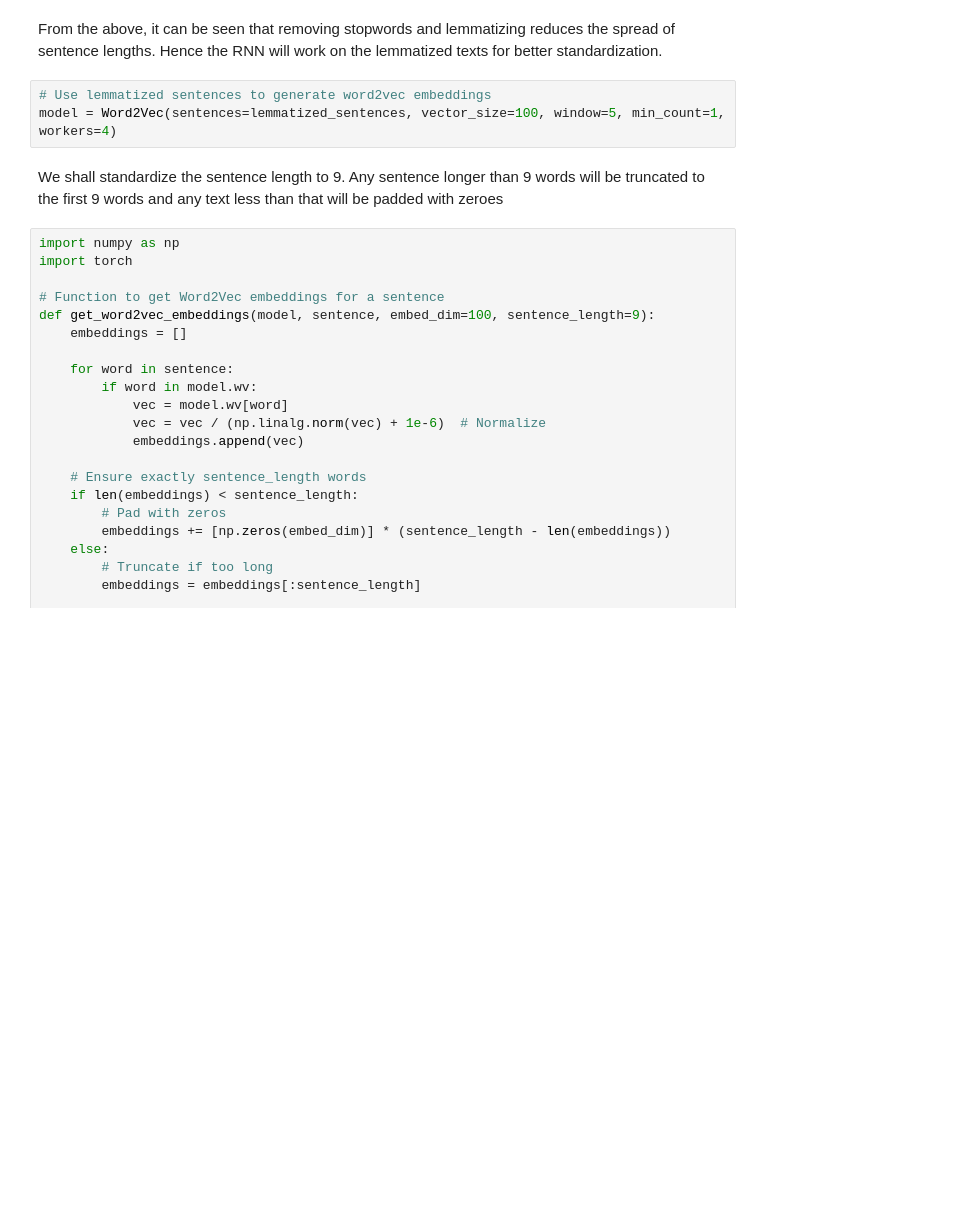
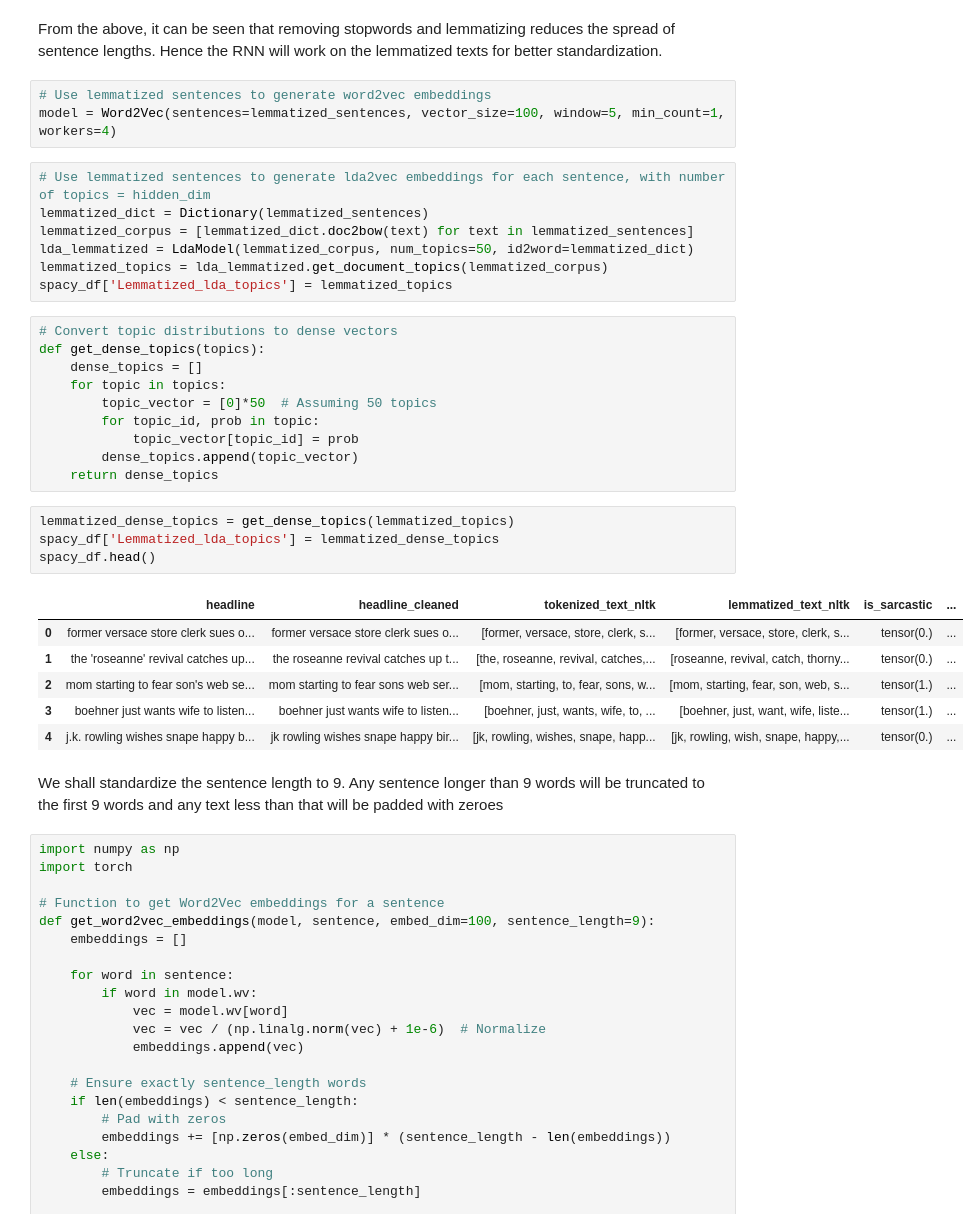
Before and after one commit to vigonometry/CS4248_Group8_SarcasmDetection, a Jupyter notebook: lda_rnn.ipynb, the cells around one changed output. Saved outputs shown, nothing was run; the diff lists cells and outputs as text; blank space fills up the shorter version.

Commit message:
Add LDA2VEC as hidden state to RNN

```diff
--- a/rnn.ipynb
+++ b/lda_rnn.ipynb
@@ -67,6 +67,34 @@ From the above, it can be seen that removing stopwords and lemmatizing reduces t
 # %%
 # Use lemmatized sentences to generate word2vec embeddings
 model = Word2Vec(sentences=lemmatized_sentences, vector_size=100, window=5, min_count=1, workers=4)
+# %%
+# Use lemmatized sentences to generate lda2vec embeddings for each sentence, with number of topics = hidden_dim
+lemmatized_dict = Dictionary(lemmatized_sentences)
+lemmatized_corpus = [lemmatized_dict.doc2bow(text) for text in lemmatized_sentences]
+lda_lemmatized = LdaModel(lemmatized_corpus, num_topics=50, id2word=lemmatized_dict)
+lemmatized_topics = lda_lemmatized.get_document_topics(lemmatized_corpus)
+spacy_df['Lemmatized_lda_topics'] = lemmatized_topics
+# %%
+# Convert topic distributions to dense vectors
+def get_dense_topics(topics):
+    dense_topics = []
+    for topic in topics:
+        topic_vector = [0]*50  # Assuming 50 topics
+        for topic_id, prob in topic:
+            topic_vector[topic_id] = prob
+        dense_topics.append(topic_vector)
+    return dense_topics
+# %%
+lemmatized_dense_topics = get_dense_topics(lemmatized_topics)
+spacy_df['Lemmatized_lda_topics'] = lemmatized_dense_topics
+spacy_df.head()
+# %% [output]
+|  | headline | headline_cleaned | tokenized_text_nltk | lemmatized_text_nltk | is_sarcastic | ... |
+| 0 | former versace store clerk sues o... | former versace store clerk sues o... | [former, versace, store, clerk, s... | [former, versace, store, clerk, s... | tensor(0.) | ... |
+| 1 | the 'roseanne' revival catches up... | the roseanne revival catches up t... | [the, roseanne, revival, catches,... | [roseanne, revival, catch, thorny... | tensor(0.) | ... |
+| 2 | mom starting to fear son's web se... | mom starting to fear sons web ser... | [mom, starting, to, fear, sons, w... | [mom, starting, fear, son, web, s... | tensor(1.) | ... |
+| 3 | boehner just wants wife to listen... | boehner just wants wife to listen... | [boehner, just, wants, wife, to, ... | [boehner, just, want, wife, liste... | tensor(1.) | ... |
+| 4 | j.k. rowling wishes snape happy b... | jk rowling wishes snape happy bir... | [jk, rowling, wishes, snape, happ... | [jk, rowling, wish, snape, happy,... | tensor(0.) | ... |
 # %% [markdown]
 We shall standardize the sentence length to 9. Any sentence longer than 9 words will be truncated to the first 9 words and any text less than that will be padded with zeroes
 # %%
```
Also changed, not shown: parts of 13 cells of this notebook.
